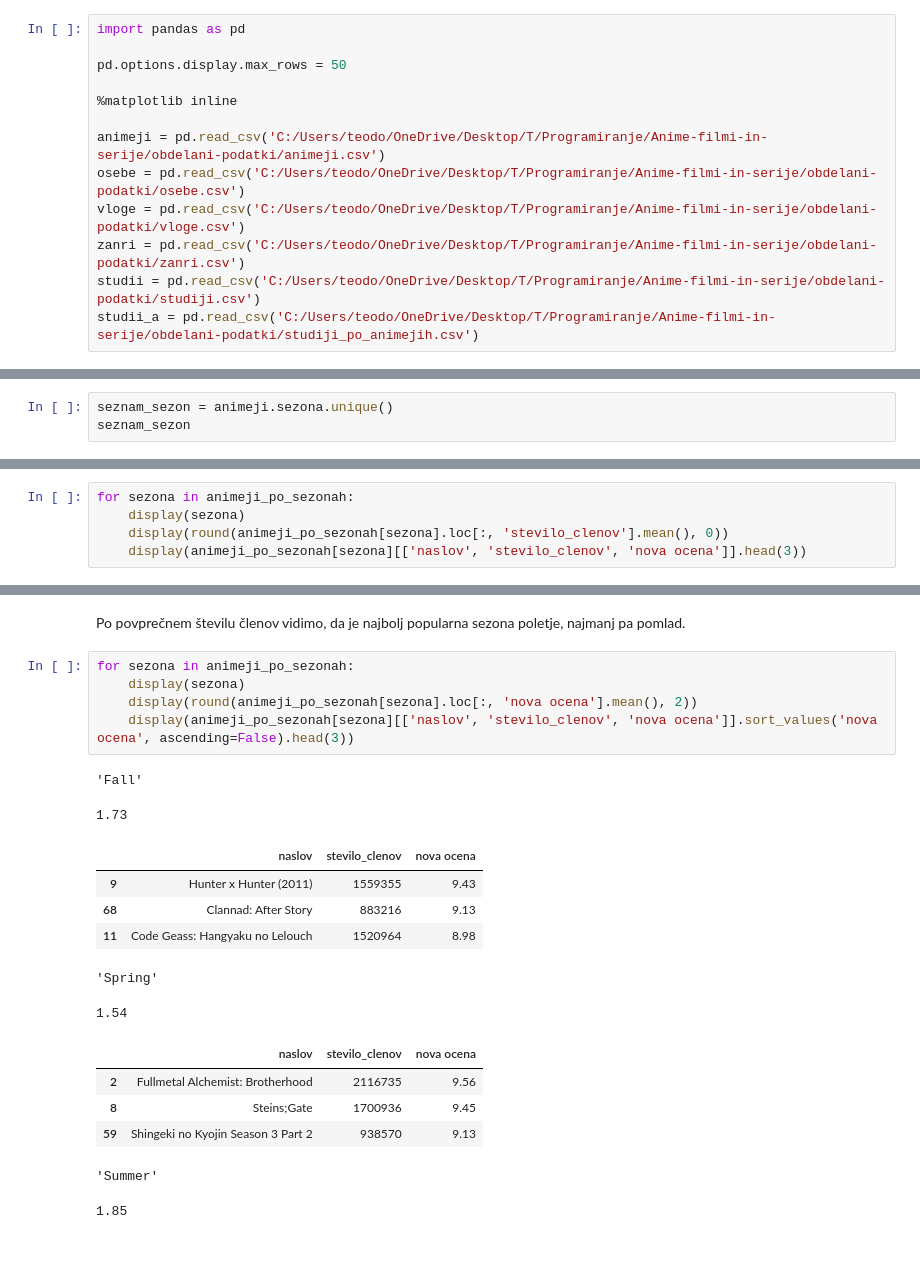
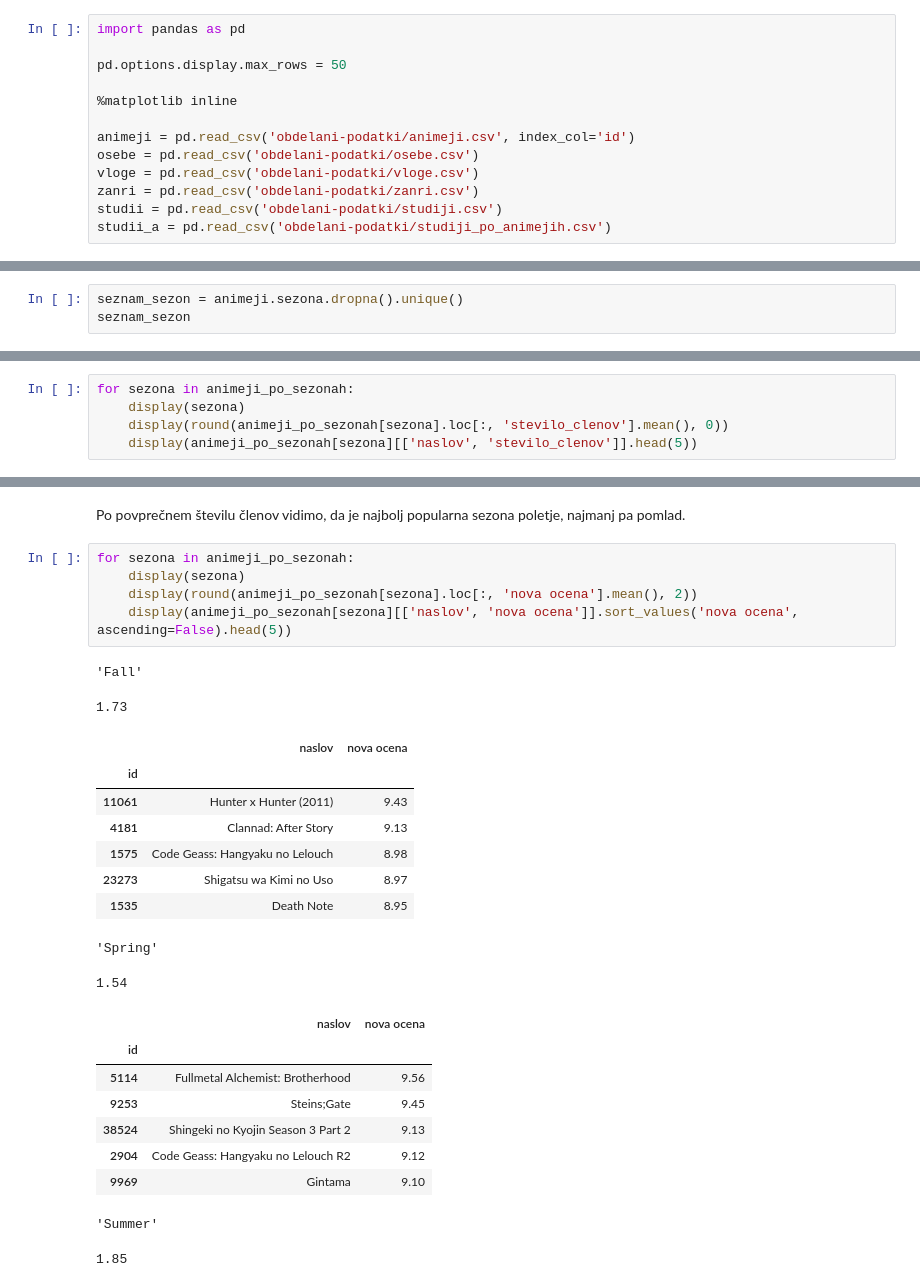
Before and after one commit to Teodora-Cvetkovic/Anime-filmi-in-serije, a Jupyter notebook: Anime_serije.ipynb, the cells around one changed output, grey strips where cells are left out. Saved outputs shown, nothing was run; the diff lists cells and outputs as text; blank space fills up the shorter version.

```diff
--- a/Anime_serije.ipynb
+++ b/Anime_serije.ipynb
@@ -12,12 +12,12 @@ pd.options.display.max_rows = 50
 
 %matplotlib inline
 
-animeji = pd.read_csv('C:/Users/teodo/OneDrive/Desktop/T/Programiranje/Anime-filmi-in-serije/obdelani-podatki/animeji.csv')
-osebe = pd.read_csv('C:/Users/teodo/OneDrive/Desktop/T/Programiranje/Anime-filmi-in-serije/obdelani-podatki/osebe.csv')
-vloge = pd.read_csv('C:/Users/teodo/OneDrive/Desktop/T/Programiranje/Anime-filmi-in-serije/obdelani-podatki/vloge.csv')
-zanri = pd.read_csv('C:/Users/teodo/OneDrive/Desktop/T/Programiranje/Anime-filmi-in-serije/obdelani-podatki/zanri.csv')
-studii = pd.read_csv('C:/Users/teodo/OneDrive/Desktop/T/Programiranje/Anime-filmi-in-serije/obdelani-podatki/studiji.csv')
-studii_a = pd.read_csv('C:/Users/teodo/OneDrive/Desktop/T/Programiranje/Anime-filmi-in-serije/obdelani-podatki/studiji_po_animejih.csv')
+animeji = pd.read_csv('obdelani-podatki/animeji.csv', index_col='id')
+osebe = pd.read_csv('obdelani-podatki/osebe.csv')
+vloge = pd.read_csv('obdelani-podatki/vloge.csv')
+zanri = pd.read_csv('obdelani-podatki/zanri.csv')
+studii = pd.read_csv('obdelani-podatki/studiji.csv')
+studii_a = pd.read_csv('obdelani-podatki/studiji_po_animejih.csv')
 # %% [markdown]
 Poglejmo si tabele.
 # %%
@@ -1529,4 +1613,4 @@ Vidimo, da se je, izmed 50 najbolj popularnih animejih, 18 začelo pomladi, med
 # %%
-seznam_sezon = animeji.sezona.unique()
+seznam_sezon = animeji.sezona.dropna().unique()
 seznam_sezon
 # %% [output]
@@ -1540,6 +1624,6 @@ for sezona in seznam_sezon:
 for sezona in animeji_po_sezonah:
     display(sezona)
     display(round(animeji_po_sezonah[sezona].loc[:, 'stevilo_clenov'].mean(), 0))
-    display(animeji_po_sezonah[sezona][['naslov', 'stevilo_clenov', 'nova ocena']].head(3))
+    display(animeji_po_sezonah[sezona][['naslov', 'stevilo_clenov']].head(5))
 # %% [output]
 'Fall'
@@ -1572,20 +1667,26 @@ Po povprečnem številu členov vidimo, da je najbolj popularna sezona poletje,
 # %%
 for sezona in animeji_po_sezonah:
     display(sezona)
     display(round(animeji_po_sezonah[sezona].loc[:, 'nova ocena'].mean(), 2))
-    display(animeji_po_sezonah[sezona][['naslov', 'stevilo_clenov', 'nova ocena']].sort_values('nova ocena', ascending=False).head(3))
+    display(animeji_po_sezonah[sezona][['naslov', 'nova ocena']].sort_values('nova ocena', ascending=False).head(5))
 # %% [output]
 'Fall'
 1.73
-|  | naslov | stevilo_clenov | nova ocena |
-| 9 | Hunter x Hunter (2011) | 1559355 | 9.43 |
-| 68 | Clannad: After Story | 883216 | 9.13 |
-| 11 | Code Geass: Hangyaku no Lelouch | 1520964 | 8.98 |
+|  | naslov | nova ocena |
+| id |  |  |
+| 11061 | Hunter x Hunter (2011) | 9.43 |
+| 4181 | Clannad: After Story | 9.13 |
+| 1575 | Code Geass: Hangyaku no Lelouch | 8.98 |
+| 23273 | Shigatsu wa Kimi no Uso | 8.97 |
+| 1535 | Death Note | 8.95 |
 'Spring'
 1.54
-|  | naslov | stevilo_clenov | nova ocena |
-| 2 | Fullmetal Alchemist: Brotherhood | 2116735 | 9.56 |
-| 8 | Steins;Gate | 1700936 | 9.45 |
-| 59 | Shingeki no Kyojin Season 3 Part 2 | 938570 | 9.13 |
+|  | naslov | nova ocena |
+| id |  |  |
+| 5114 | Fullmetal Alchemist: Brotherhood | 9.56 |
+| 9253 | Steins;Gate | 9.45 |
+| 38524 | Shingeki no Kyojin Season 3 Part 2 | 9.13 |
+| 2904 | Code Geass: Hangyaku no Lelouch R2 | 9.12 |
+| 9969 | Gintama | 9.10 |
 'Summer'
 1.85
```
Also changed, not shown: parts of 221 cells of this notebook, 1 other file.
